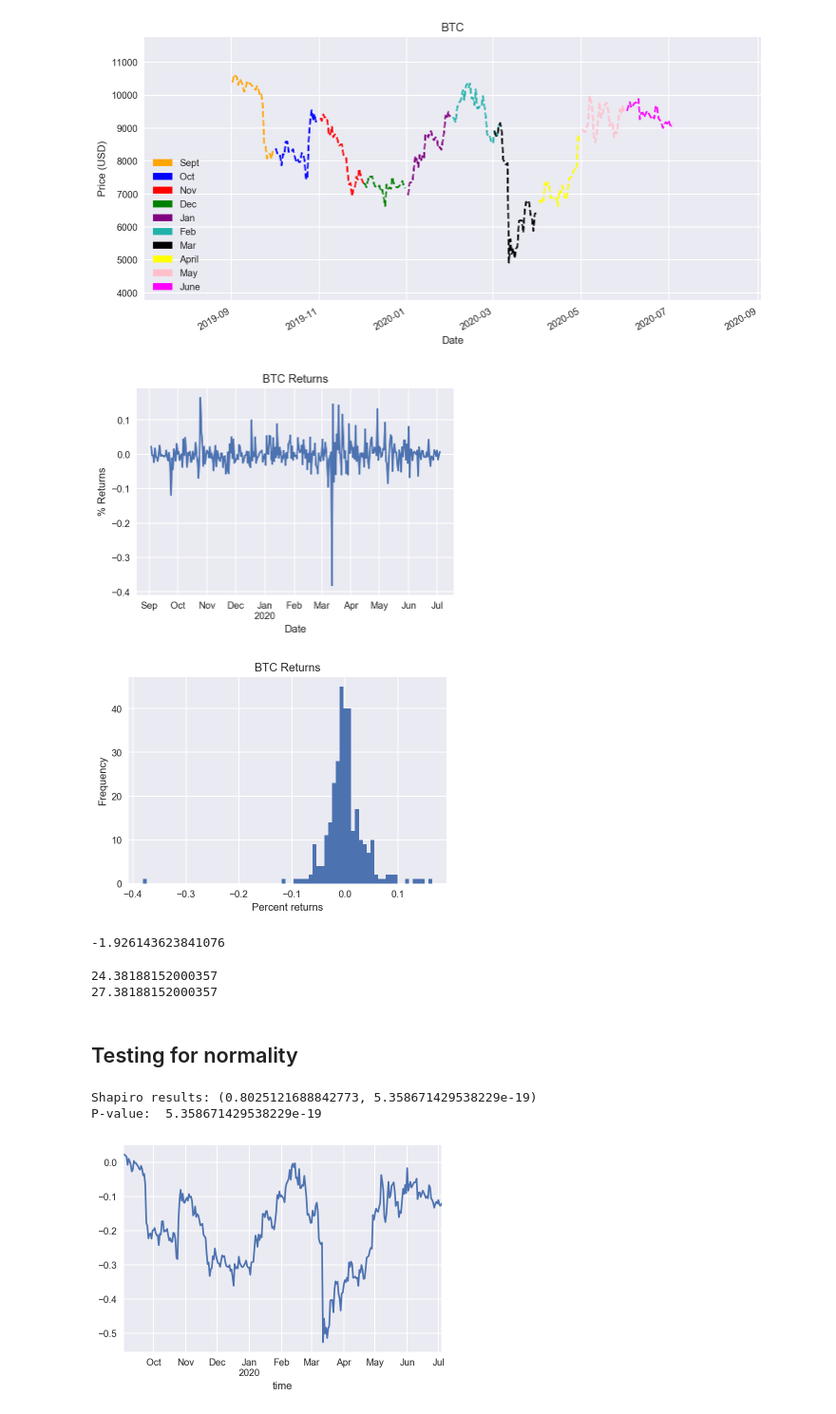
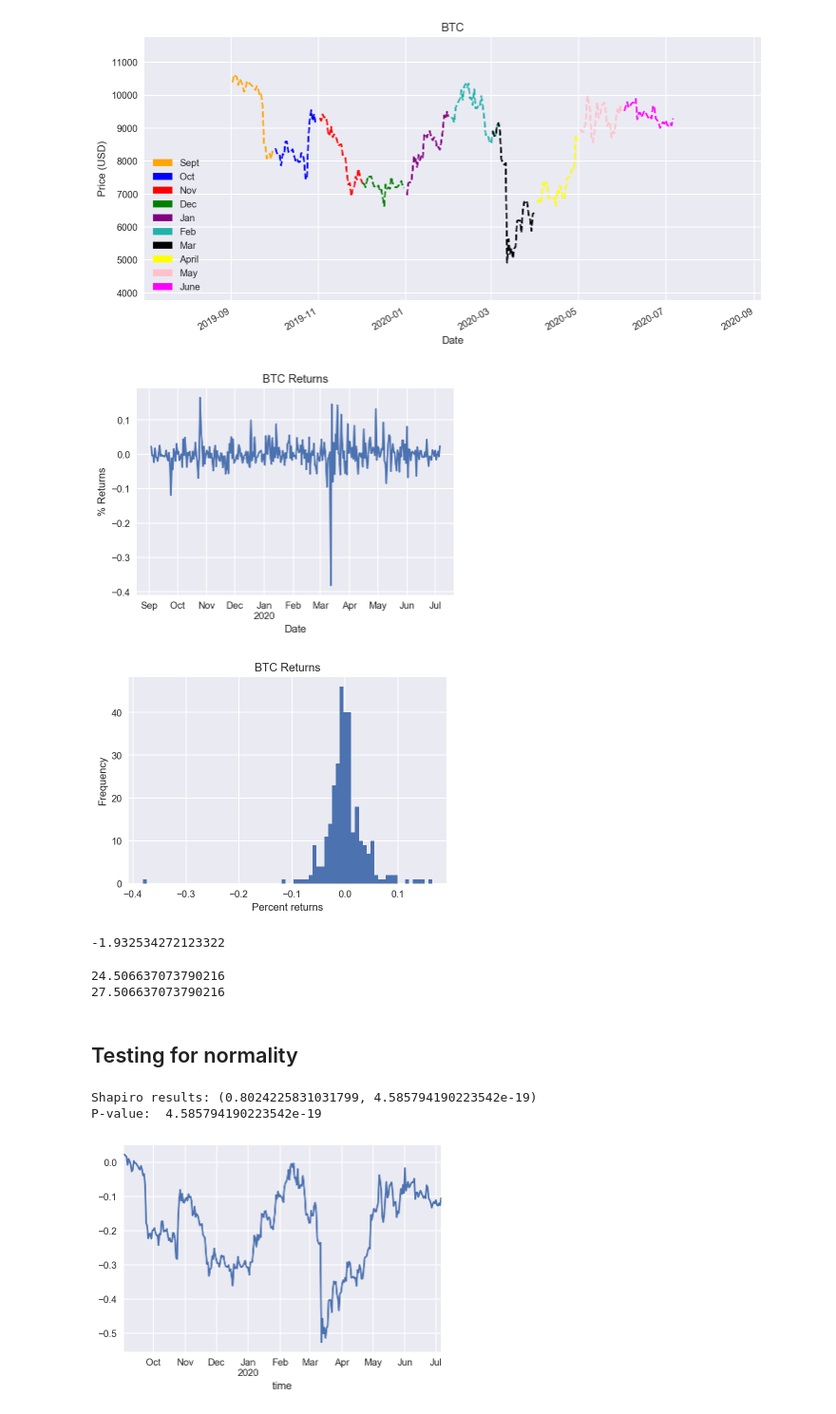
Before and after one commit to hilljtm/sfund, a Jupyter notebook: CryptoC_plots.ipynb, the cells around one changed output. Shown at 95% size. Saved outputs shown, nothing was run; the diff lists cells and outputs as text; code cells hidden in the pictures.

```diff
--- a/CryptoC_plots.ipynb
+++ b/CryptoC_plots.ipynb
@@ -121,19 +121,19 @@ To register the converters:
 [figure]
 # %%
 # September 1st - Today
-df_all = get_df(1567296000, 1593891000)
+df_all = get_df(1567296000, 1594066500)
 
 # Add a returns column
 df_all['Returns'] = df_all['close'].pct_change()
 
 df_all['Returns'].plot()
 plt.axis('tight')
 plt.title('BTC Returns')
 plt.xlabel('Date')
 plt.ylabel('% Returns')
 plt.show()
 # %% [output]
-[figure, old version]
+[figure, new version]
 # %%
 # Plot returns
 plt.hist(df_all['Returns'].dropna(), bins=75, density=False)
@@ -142,7 +142,7 @@ plt.xlabel('Percent returns')
 plt.ylabel('Frequency')
 plt.show()
 # %% [output]
-[figure, old version]
+[figure, new version]
 # %%
 from scipy.stats import skew
 
@@ -151,7 +151,7 @@ clean_returns = (df_all['Returns'].dropna())
 returns_skewness = skew(clean_returns)
 print(returns_skewness)
 # %% [output]
--1.926143623841076
+-1.932534272123322
 # %%
 from scipy.stats import kurtosis
 
@@ -161,8 +161,8 @@ print(excess_kurtosis)
 fourth_moment = excess_kurtosis + 3
 print(fourth_moment)
 # %% [output]
-24.38188152000357
-27.38188152000357
+24.506637073790216
+27.506637073790216
 # %% [markdown]
 ## Testing for normality
 # %%
@@ -174,8 +174,8 @@ print('Shapiro results:', shapiro_results)
 p_value = shapiro_results[1]
 print('P-value: ', p_value)
 # %% [output]
-Shapiro results: (0.8025121688842773, 5.358671429538229e-19)
-P-value:  5.358671429538229e-19
+Shapiro results: (0.8024225831031799, 4.585794190223542e-19)
+P-value:  4.585794190223542e-19
 # %%
 CumulativeReturns = ((1 + df_all['Returns']).cumprod() - 1)
 CumulativeReturns.plot();
```
Also changed, not shown: parts of 2 cells of this notebook, 1 other file.
